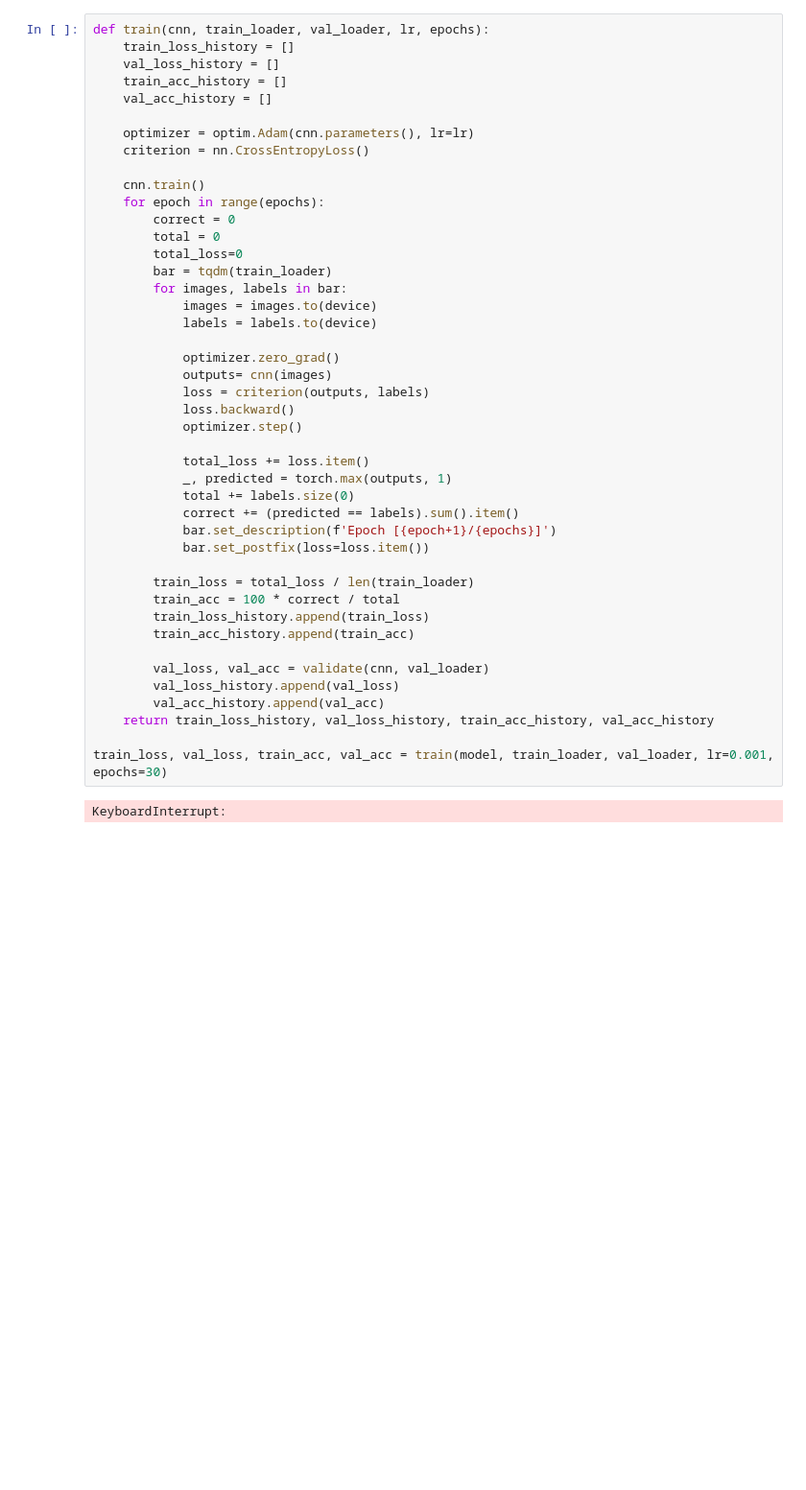
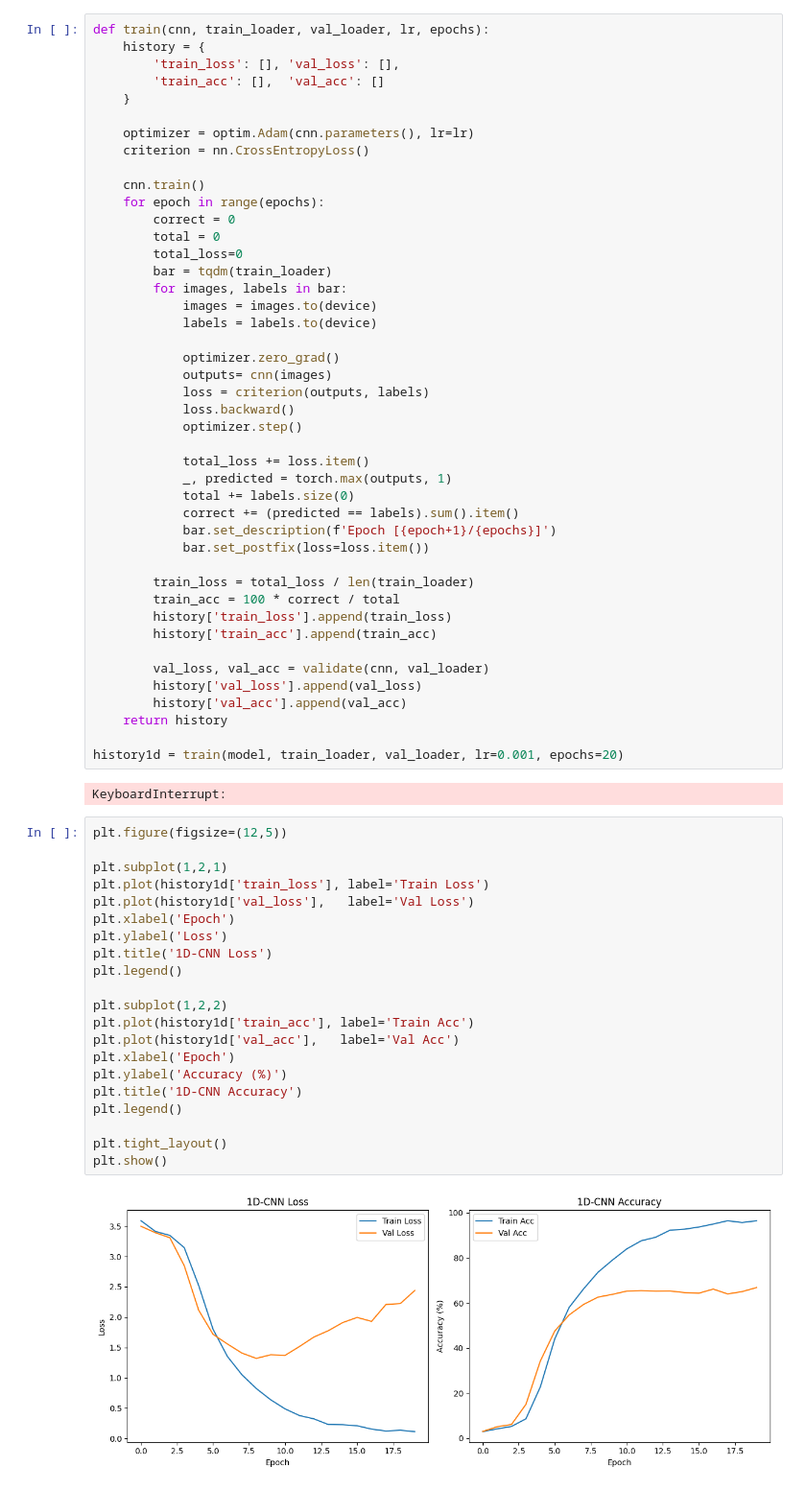
Before and after one commit to 0kr0/Russian-cursive-recognizer, a Jupyter notebook: Rus_cursive.ipynb, the cells around one changed output. Shown at 96% size. Saved outputs shown, nothing was run; the diff lists cells and outputs as text; blank space fills up the shorter version.

```diff
--- a/Rus_cursive.ipynb
+++ b/Rus_cursive.ipynb
@@ -339,9 +395,9 @@ torch.Size([32, 1, 4096])
 # %%
 def train(cnn, train_loader, val_loader, lr, epochs):
-    train_loss_history = []
-    val_loss_history = []
-    train_acc_history = []
-    val_acc_history = []
+    history = {
+        'train_loss': [], 'val_loss': [],
+        'train_acc': [],  'val_acc': []
+    }
 
     optimizer = optim.Adam(cnn.parameters(), lr=lr)
     criterion = nn.CrossEntropyLoss()
@@ -371,17 +427,40 @@ def train(cnn, train_loader, val_loader, lr, epochs):
 
         train_loss = total_loss / len(train_loader)
         train_acc = 100 * correct / total
-        train_loss_history.append(train_loss)
-        train_acc_history.append(train_acc)
+        history['train_loss'].append(train_loss)
+        history['train_acc'].append(train_acc)
 
         val_loss, val_acc = validate(cnn, val_loader)
-        val_loss_history.append(val_loss)
-        val_acc_history.append(val_acc)
-    return train_loss_history, val_loss_history, train_acc_history, val_acc_history
+        history['val_loss'].append(val_loss)
+        history['val_acc'].append(val_acc)
+    return history
 
-train_loss, val_loss, train_acc, val_acc = train(model, train_loader, val_loader, lr=0.001, epochs=30)
+history1d = train(model, train_loader, val_loader, lr=0.001, epochs=20)
 # %% [output]
 KeyboardInterrupt:
+# %%
+plt.figure(figsize=(12,5))
+
+plt.subplot(1,2,1)
+plt.plot(history1d['train_loss'], label='Train Loss')
+plt.plot(history1d['val_loss'],   label='Val Loss')
+plt.xlabel('Epoch')
+plt.ylabel('Loss')
+plt.title('1D-CNN Loss')
+plt.legend()
+
+plt.subplot(1,2,2)
+plt.plot(history1d['train_acc'], label='Train Acc')
+plt.plot(history1d['val_acc'],   label='Val Acc')
+plt.xlabel('Epoch')
+plt.ylabel('Accuracy (%)')
+plt.title('1D-CNN Accuracy')
+plt.legend()
+
+plt.tight_layout()
+plt.show()
+# %% [output]
+[figure, added]
 # %%
 # 1) Определяем 2D-CNN
 class CNN_2D(nn.Module):
```
Also changed, not shown: parts of 23 cells of this notebook, 1 other file.
